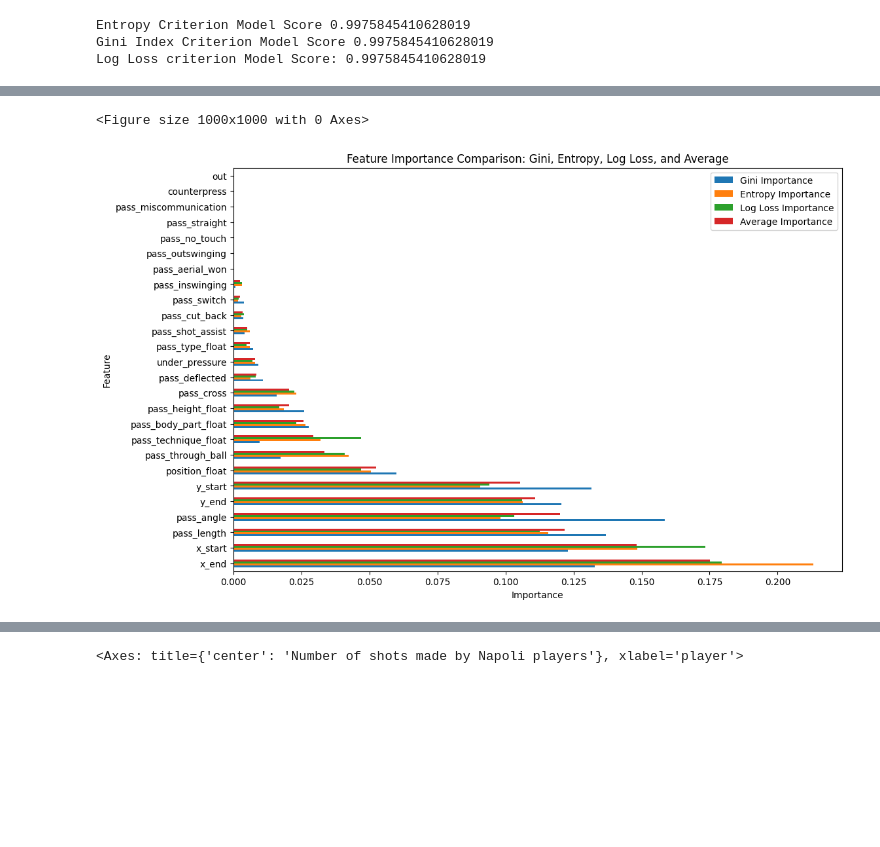
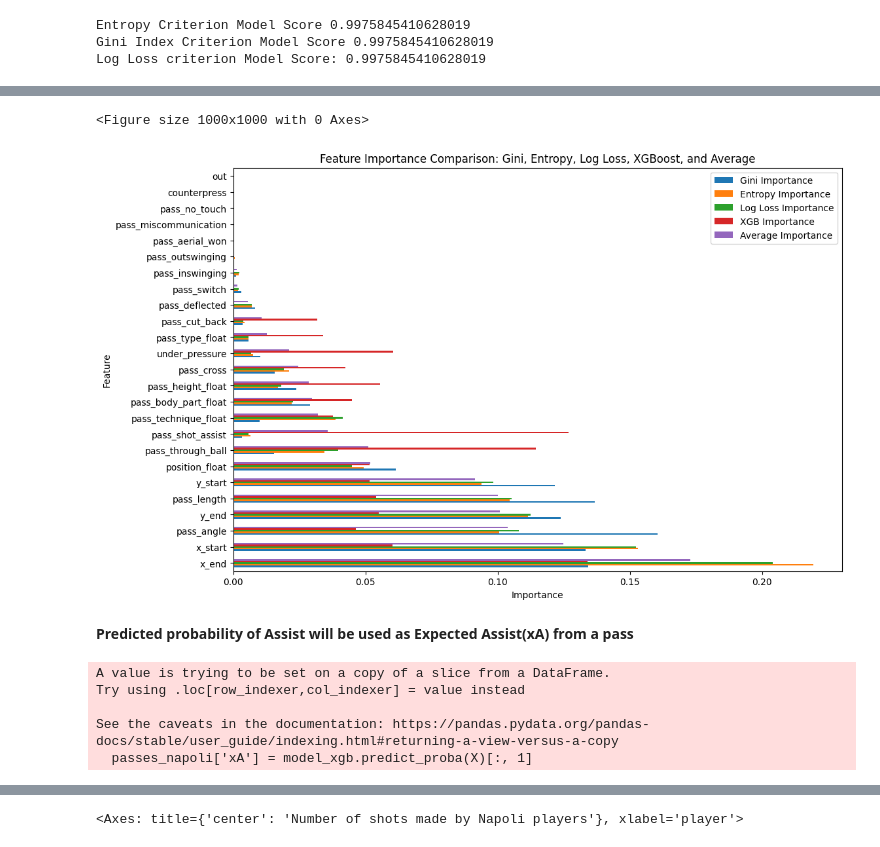
Before and after one commit to giacolees/SSCNapoliAnalysis, a Jupyter notebook: SoccerDataAnalysis.ipynb, the cells around one changed output, grey strips where cells are left out. Drawn from its saved outputs; the diff is of its cells as text; code cells hidden in the pictures; blank space fills up the shorter version.

```diff
--- a/SoccerDataAnalysis.ipynb
+++ b/SoccerDataAnalysis.ipynb
@@ -191,3 +229,3 @@ Find useful features to make the prediction
 # %%
 #deleting not useful features
-passes_napoli_filtered = passes_napoli.drop(columns=['id', 'index', 'period', 'timestamp', 'minute', 'second', 'possession', 'possession_team', 'play_pattern', 'team', 'duration', 'related_events', 'pass_recipient_id', 'pass_recipient', 'off_camera', 'match_id', 'pass_assisted_shot_id', 'player', 'player_id', 'possession_team_id', 'team_id', 'type', 'pass_outcome'])
+passes_napoli_filtered = passes_napoli.drop(columns=['id', 'index', 'period', 'timestamp', 'minute', 'second', 'possession', 'possession_team', 'play_pattern', 'team', 'duration', 'related_events', 'pass_recipient_id', 'pass_recipient', 'off_camera', 'match_id', 'pass_assisted_shot_id', 'player_id', 'possession_team_id', 'team_id', 'type', 'pass_outcome', 'pass_straight'])
@@ -257,11 +285,10 @@ array([0, 1, 2, 3, 4])
 # %%
 # Get unique values in 'position' column
-unique_pass_height = passes_napoli_filtered['position'].unique()
+unique_position = passes_napoli_filtered['position'].unique()
 
 # Create a mapping of unique pass height to float values
-mapping = {part: i for i, part in enumerate(unique_pass_height)}
+mapping = {part: i for i, part in enumerate(unique_position)}
 
 # Replace the original string values with their mapped float values
 passes_napoli_filtered['position_float'] = passes_napoli_filtered['position'].map(mapping)
 passes_napoli_filtered = passes_napoli_filtered.drop('position', axis=1)
-passes_napoli_filtered['position_float'].unique()
@@ -271,9 +302,13 @@ array([ 0,  1,  2,  3,  4,  5,  6,  7,  8,  9, 10, 11, 12, 13, 14, 15, 16,
 # %%
+only_assist_df = passes_napoli_filtered[passes_napoli_filtered["pass_goal_assist"] == True].drop(columns="pass_goal_assist")
+
 # Select columns with object dtype
 object_columns = passes_napoli_filtered.select_dtypes(include='object').columns
 
 # Replace values in object columns
 passes_napoli_filtered[object_columns] = passes_napoli_filtered[object_columns].fillna(False)
+
+passes_napoli_filtered[object_columns] = passes_napoli_filtered[object_columns].astype('bool')
 # %%
 X = passes_napoli_filtered.drop(columns=['pass_goal_assist'])
 y = passes_napoli_filtered['pass_goal_assist']
@@ -318,0 +366,7 @@ Accuracy only on Assist LogLoss Criterion 0.7454545454545455
+# %%
+model_xgb = XGBClassifier(random_state=42)
+model_xgb.fit(X_train, y_train)
+
+print("XGB Model Score:", model_xgb.score(X_test, y_test))
+
+importances_xgb = model_xgb.feature_importances_
@@ -319,24 +402,27 @@ Accuracy only on Assist LogLoss Criterion 0.7454545454545455
 # %%
+importances_mean = np.mean([importances_entropy, importances_gini, importances_log_loss, importances_xgb], axis=0)
+
 feature_names = X.columns
 importance_df = pd.DataFrame({
     'Feature': feature_names,
     'Gini Importance': importances_gini,
     'Entropy Importance': importances_entropy,
-    'Log Loss Importance': importances_log_loss
+    'Log Loss Importance': importances_log_loss,
+    'XGB Importance': importances_xgb
 })
 
 # Calculate the average importance across the three criteria
-importance_df['Average Importance'] = importance_df[['Gini Importance', 'Entropy Importance', 'Log Loss Importance']].mean(axis=1)
+importance_df['Average Importance'] = importance_df[['Gini Importance', 'Entropy Importance', 'Log Loss Importance', 'XGB Importance']].mean(axis=1)
 
 importance_df = importance_df.sort_values('Average Importance', ascending=False)
 
 # Plot the feature importances for all criteria and the average
 plt.figure(figsize=(10, 10))
-importance_df.plot(x='Feature', y=['Gini Importance', 'Entropy Importance', 'Log Loss Importance', 'Average Importance'], kind='barh', figsize=(12, 8))
-plt.title('Feature Importance Comparison: Gini, Entropy, Log Loss, and Average')
+importance_df.plot(x='Feature', y=['Gini Importance', 'Entropy Importance', 'Log Loss Importance', 'XGB Importance', 'Average Importance'], kind='barh', figsize=(12, 8))
+plt.title('Feature Importance Comparison: Gini, Entropy, Log Loss, XGBoost, and Average')
 plt.xlabel('Importance')
 plt.ylabel('Feature')
 plt.show()
 # %% [output]
 <Figure size 1000x1000 with 0 Axes>
-[figure, old version]
+[figure, new version]
@@ -344,0 +429,10 @@ features = importance_df['Feature'][:15]
+# %% [markdown]
+**Predicted probability of Assist will be used as Expected Assist(xA) from a pass**
+# %%
+passes_napoli['xA'] = model_xgb.predict_proba(X)[:, 1]
+# %% [output]
+A value is trying to be set on a copy of a slice from a DataFrame.
+Try using .loc[row_indexer,col_indexer] = value instead
+
+See the caveats in the documentation: https://pandas.pydata.org/pandas-docs/stable/user_guide/indexing.html#returning-a-view-versus-a-copy
+  passes_napoli['xA'] = model_xgb.predict_proba(X)[:, 1]
```
Also changed, not shown: parts of 103 cells of this notebook, 52 other files.
